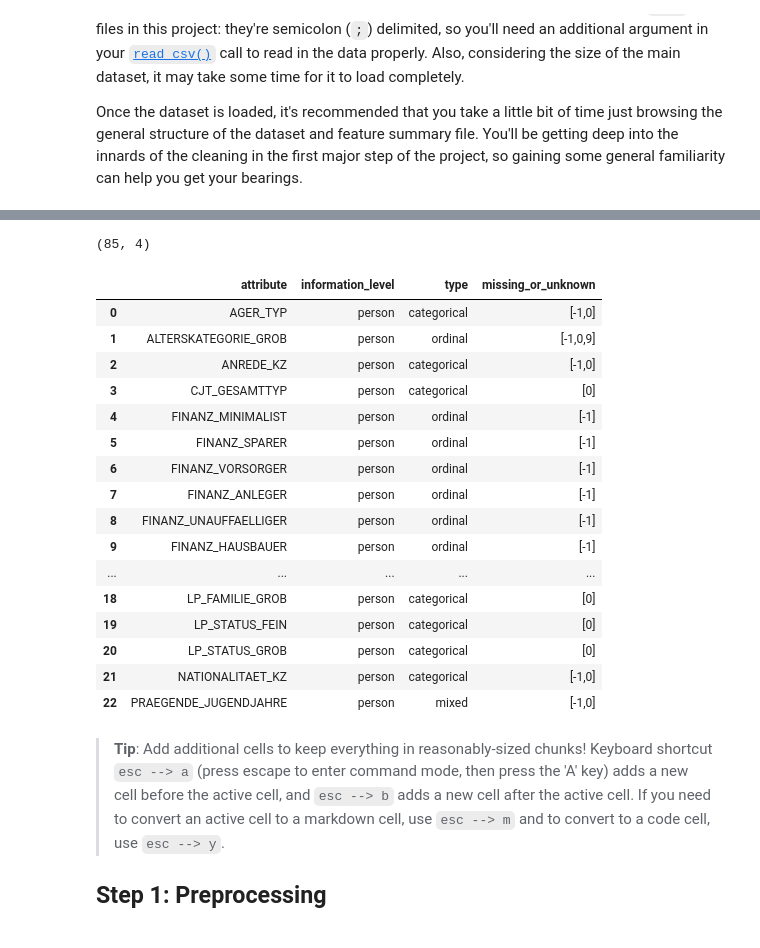
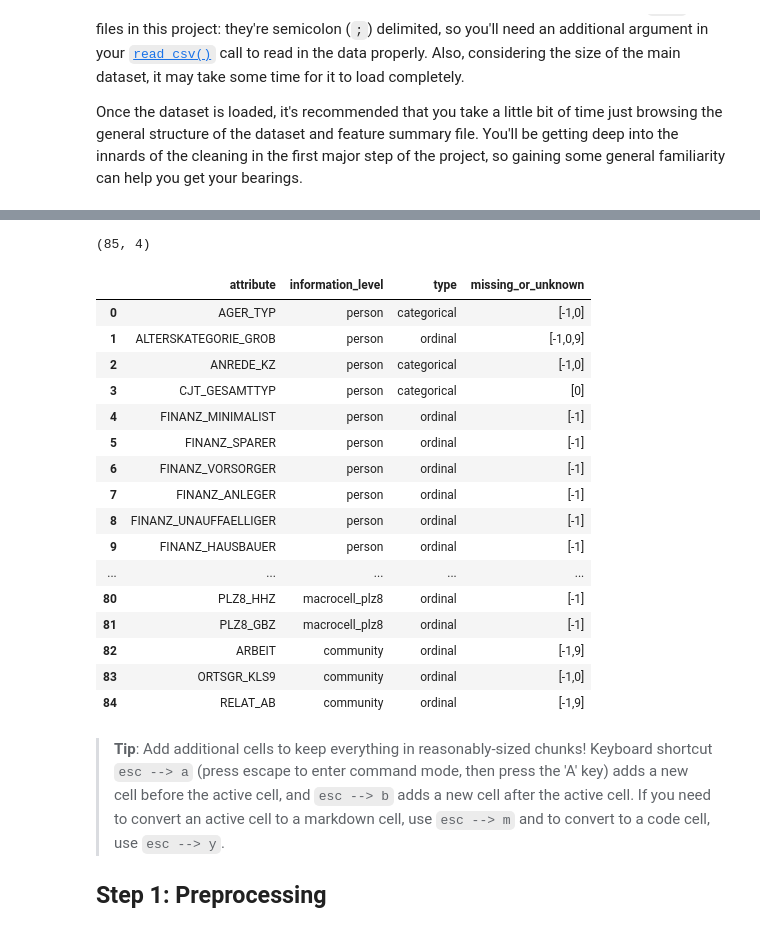
Before and after one commit to mo-matar/Identify-Customer-Segments-Unsupervised-Learning-Project, a Jupyter notebook: Identify_Customer_Segments.ipynb, the cells around one changed output, grey strips where cells are left out. Saved outputs shown, nothing was run; the diff lists cells and outputs as text; code cells hidden in the pictures.

```diff
--- a/Identify_Customer_Segments.ipynb
+++ b/Identify_Customer_Segments.ipynb
@@ -59,26 +59,26 @@ demographics.head()
 | 4 | -1 | 3 | 1 | 5.0 | 4 | 3 | ... |
 # %%
 print(feat_info.shape)
-feat_info.head(23)
+feat_info.head(85)
 # %% [output]
 (85, 4)
 |  | attribute | information_level | type | missing_or_unknown |
 | 0 | AGER_TYP | person | categorical | [-1,0] |
 | 1 | ALTERSKATEGORIE_GROB | person | ordinal | [-1,0,9] |
 | 2 | ANREDE_KZ | person | categorical | [-1,0] |
 | 3 | CJT_GESAMTTYP | person | categorical | [0] |
 | 4 | FINANZ_MINIMALIST | person | ordinal | [-1] |
 | 5 | FINANZ_SPARER | person | ordinal | [-1] |
 | 6 | FINANZ_VORSORGER | person | ordinal | [-1] |
 | 7 | FINANZ_ANLEGER | person | ordinal | [-1] |
 | 8 | FINANZ_UNAUFFAELLIGER | person | ordinal | [-1] |
 | 9 | FINANZ_HAUSBAUER | person | ordinal | [-1] |
 | ... | ... | ... | ... | ... |
-| 18 | LP_FAMILIE_GROB | person | categorical | [0] |
-| 19 | LP_STATUS_FEIN | person | categorical | [0] |
-| 20 | LP_STATUS_GROB | person | categorical | [0] |
-| 21 | NATIONALITAET_KZ | person | categorical | [-1,0] |
-| 22 | PRAEGENDE_JUGENDJAHRE | person | mixed | [-1,0] |
+| 80 | PLZ8_HHZ | macrocell_plz8 | ordinal | [-1] |
+| 81 | PLZ8_GBZ | macrocell_plz8 | ordinal | [-1] |
+| 82 | ARBEIT | community | ordinal | [-1,9] |
+| 83 | ORTSGR_KLS9 | community | ordinal | [-1,0] |
+| 84 | RELAT_AB | community | ordinal | [-1,9] |
 # %% [markdown]
 > **Tip**: Add additional cells to keep everything in reasonably-sized chunks! Keyboard shortcut `esc --> a` (press escape to enter command mode, then press the 'A' key) adds a new cell before the active cell, and `esc --> b` adds a new cell after the active cell. If you need to convert an active cell to a markdown cell, use `esc --> m` and to convert to a code cell, use `esc --> y`.
 
```
Also changed, not shown: parts of 11 cells of this notebook.
